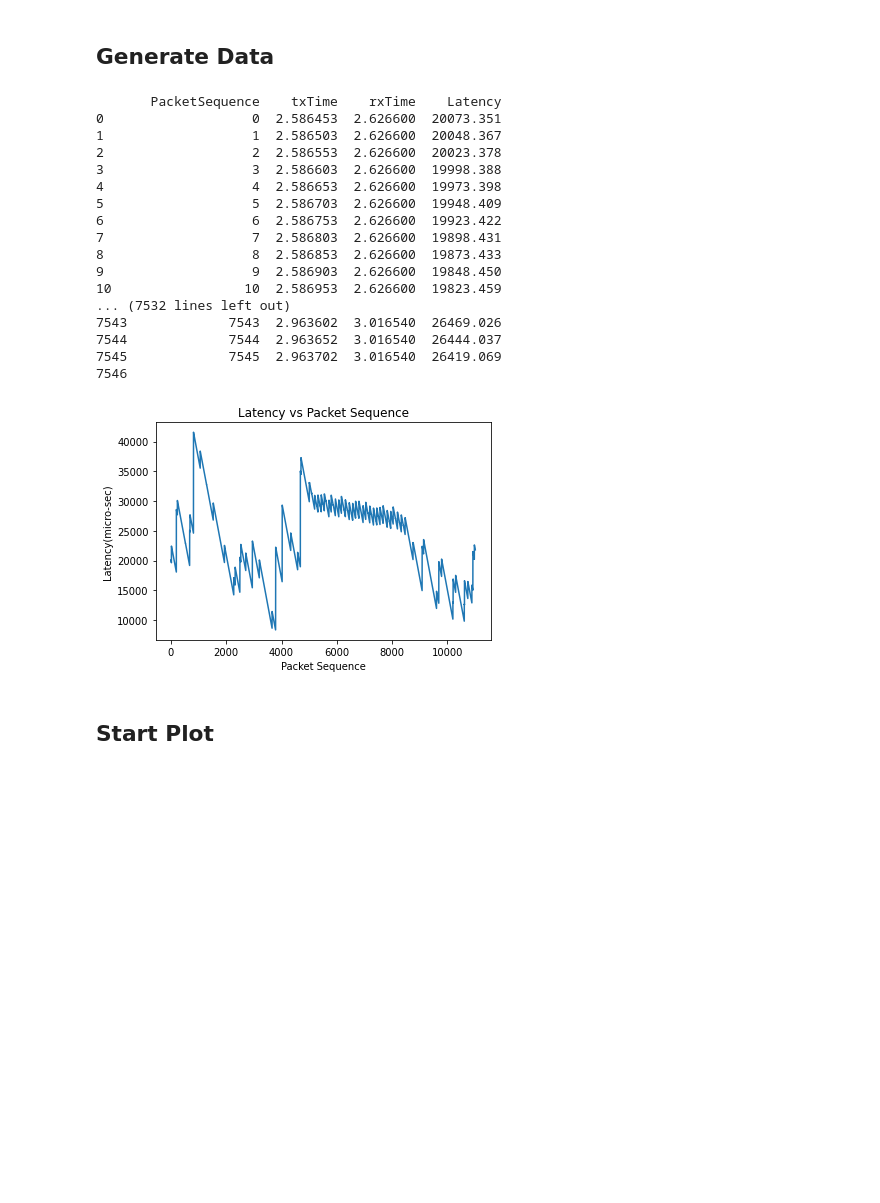
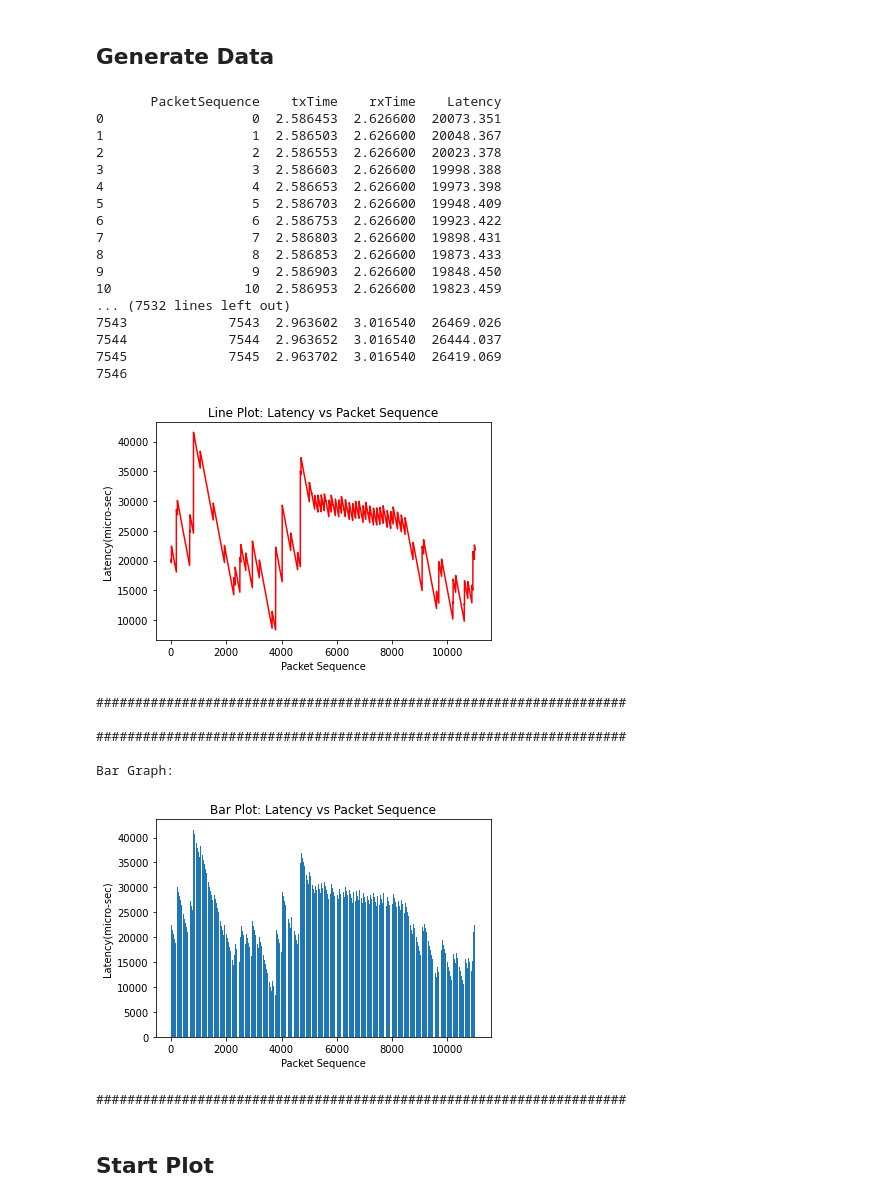
Before and after one commit to Niladri45/github2, a Jupyter notebook: ModelEndToEndSockperf.ipynb, the cells around one changed output. Cells and saved outputs as stored; diff of their text form; code cells hidden in the pictures; blank space fills up the shorter version.

Commit message:
plots and legends

```diff
--- a/ModelEndToEndSockperf.ipynb
+++ b/ModelEndToEndSockperf.ipynb
@@ -16,37 +16,57 @@ csvfile = './data/sockperfTestMeasure.csv'
 df = pd.read_csv(csvfile, names=columnNames)
 
 # Printing the resultant filtered data
 print(df.to_string())
 
-# Initial Plot
-plt.plot(df.PacketSequence, df.Latency)
-plt.title("Latency vs Packet Sequence")
+# Plotting Latency vs Packet Sequence
+print("####################################################################\n")
+print("Line Graph:\n")
+plt.plot(df.PacketSequence, df.Latency, color="red")
+plt.title("Line Plot: Latency vs Packet Sequence")
 plt.xlabel('Packet Sequence')
 plt.ylabel('Latency(micro-sec)')
 fig1 = plt.gcf()
 plt.show()
+print("####################################################################\n")
+
+print("####################################################################\n")
+print("Bar Graph:\n")
+plt.bar(df.PacketSequence, df.Latency)
+plt.title("Bar Plot: Latency vs Packet Sequence")
+plt.xlabel('Packet Sequence')
+plt.ylabel('Latency(micro-sec)')
+fig2 = plt.gcf()
+plt.show()
+print("####################################################################\n")
 
 # Saving the plot in mentoned file path
 # fig1.savefig('./plots/LineGraph-PingLatencyVSICMPSequence.png', dpi=100, facecolor='white', transparent=False)
 # %% [output]
        PacketSequence    txTime    rxTime    Latency
 0                   0  2.586453  2.626600  20073.351
 1                   1  2.586503  2.626600  20048.367
 2                   2  2.586553  2.626600  20023.378
 3                   3  2.586603  2.626600  19998.388
 4                   4  2.586653  2.626600  19973.398
 5                   5  2.586703  2.626600  19948.409
 6                   6  2.586753  2.626600  19923.422
 7                   7  2.586803  2.626600  19898.431
 8                   8  2.586853  2.626600  19873.433
 9                   9  2.586903  2.626600  19848.450
 10                 10  2.586953  2.626600  19823.459
 ... (7532 lines left out)
 7543             7543  2.963602  3.016540  26469.026
 7544             7544  2.963652  3.016540  26444.037
 7545             7545  2.963702  3.016540  26419.069
 7546
-[figure, old version]
+[figure, new version]
+####################################################################
+
+####################################################################
+
+Bar Graph:
+[figure, added]
+####################################################################
 # %% [markdown]
 ## Start Plot
 # %%
```
Also changed, not shown: parts of 1 cell of this notebook.
